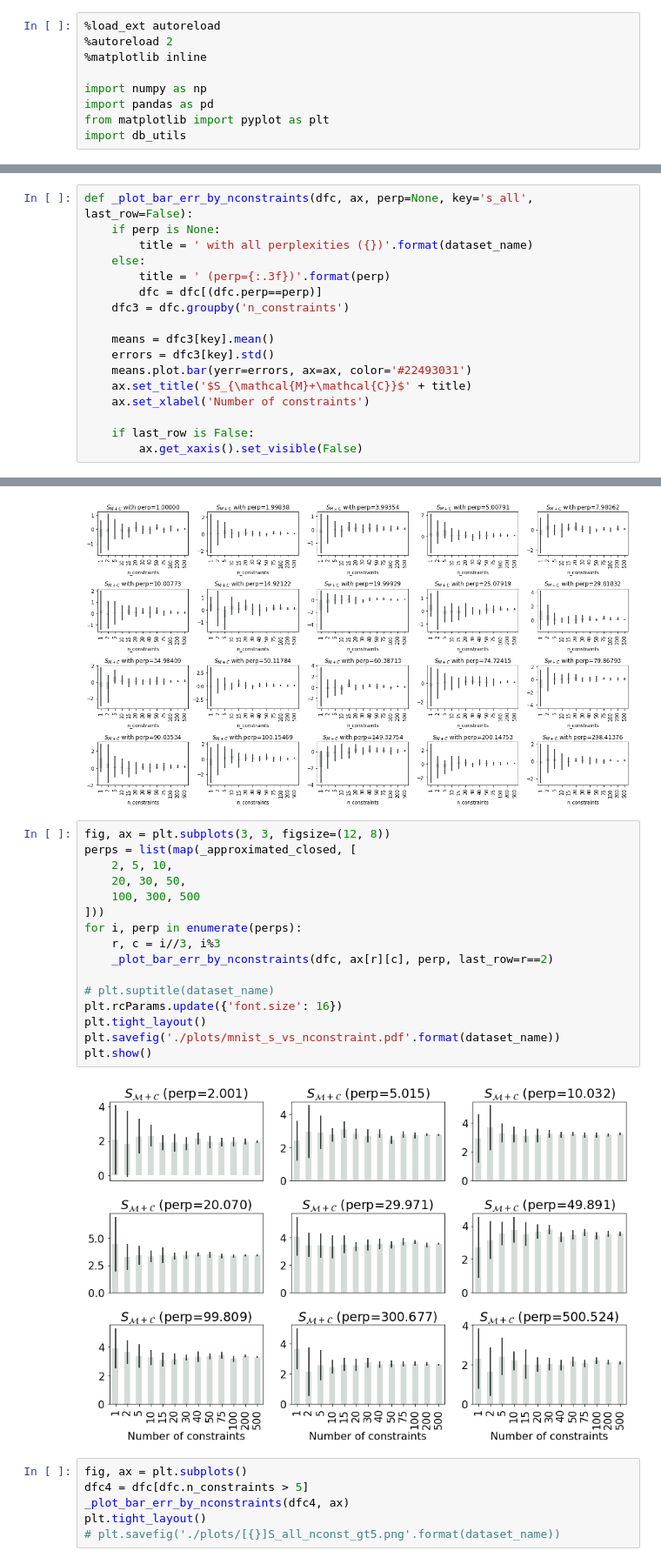
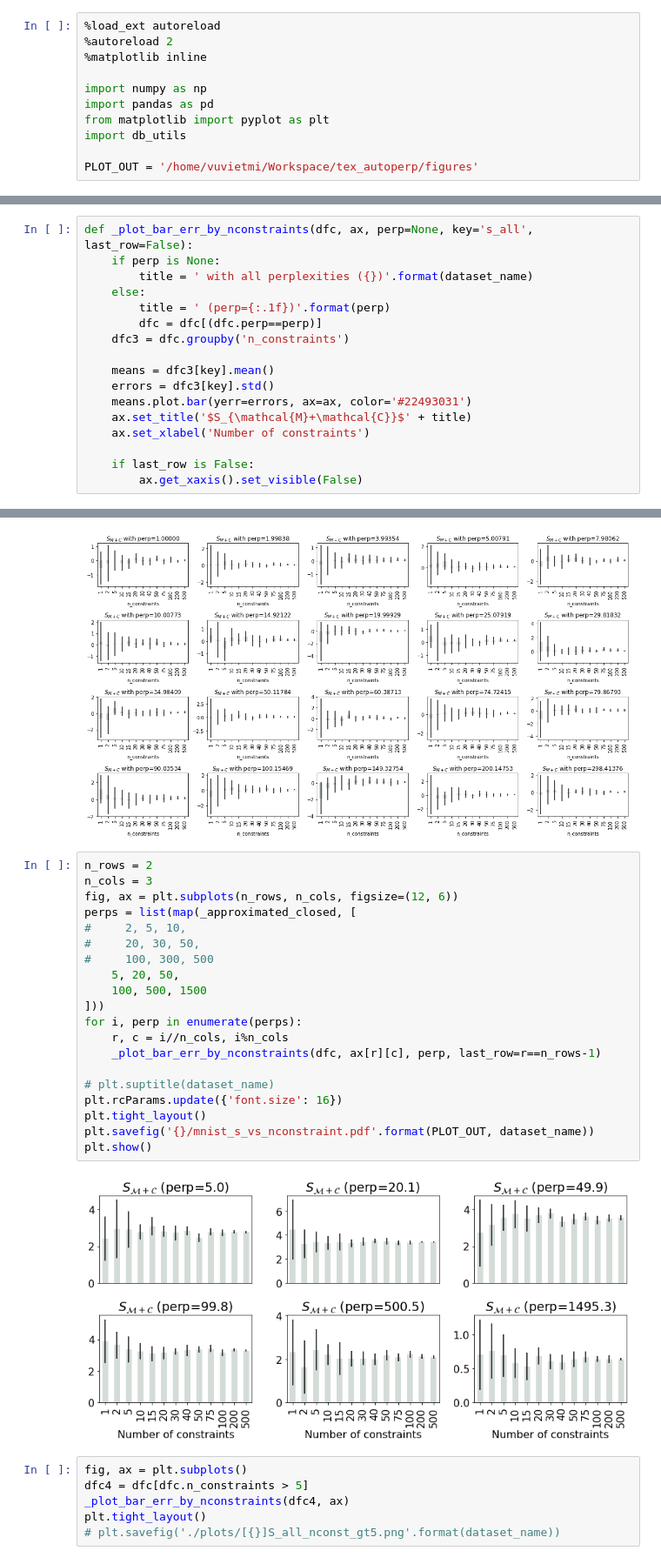
Before and after one commit to vu-minh/tsne_auto_perp_constraints, a Jupyter notebook: Constraint score by n_constraints.ipynb, the cells around one changed output, grey strips where cells are left out. Shown at 87% size. Drawn from its saved outputs; the diff is of its cells as text.

Commit message:
Update plots for fixed number of constraints

```diff
--- a/Constraint score by n_constraints.ipynb
+++ b/Constraint score by n_constraints.ipynb
@@ -7,6 +7,8 @@ import numpy as np
 import pandas as pd
 from matplotlib import pyplot as plt
 import db_utils
+
+PLOT_OUT = '/home/vuvietmi/Workspace/tex_autoperp/figures'
 # %% [output]
 The autoreload extension is already loaded. To reload it, use:
   %reload_ext autoreload
@@ -49,7 +51,7 @@ def _plot_bar_err_by_nconstraints(dfc, ax, perp=None, key='s_all', last_row=Fals
     if perp is None:
         title = ' with all perplexities ({})'.format(dataset_name)
     else:
-        title = ' (perp={:.3f})'.format(perp)
+        title = ' (perp={:.1f})'.format(perp)
         dfc = dfc[(dfc.perp==perp)]
     dfc3 = dfc.groupby('n_constraints')
 
@@ -96,23 +98,27 @@ plt.show()
 # %% [output]
 [figure]
 # %%
-fig, ax = plt.subplots(3, 3, figsize=(12, 8))
+n_rows = 2
+n_cols = 3
+fig, ax = plt.subplots(n_rows, n_cols, figsize=(12, 6))
 perps = list(map(_approximated_closed, [
-    2, 5, 10,
-    20, 30, 50,
-    100, 300, 500
+#     2, 5, 10,
+#     20, 30, 50,
+#     100, 300, 500
+    5, 20, 50,
+    100, 500, 1500
 ]))
 for i, perp in enumerate(perps):
-    r, c = i//3, i%3
-    _plot_bar_err_by_nconstraints(dfc, ax[r][c], perp, last_row=r==2)
+    r, c = i//n_cols, i%n_cols
+    _plot_bar_err_by_nconstraints(dfc, ax[r][c], perp, last_row=r==n_rows-1)
 
 # plt.suptitle(dataset_name)
 plt.rcParams.update({'font.size': 16})
 plt.tight_layout()
-plt.savefig('./plots/mnist_s_vs_nconstraint.pdf'.format(dataset_name))
+plt.savefig('{}/mnist_s_vs_nconstraint.pdf'.format(PLOT_OUT, dataset_name))
 plt.show()
 # %% [output]
-[figure, old version]
+[figure, new version]
 # %%
 fig, ax = plt.subplots()
 dfc4 = dfc[dfc.n_constraints > 5]
```
Also changed, not shown: parts of 1 cell of this notebook, 5 other files.
